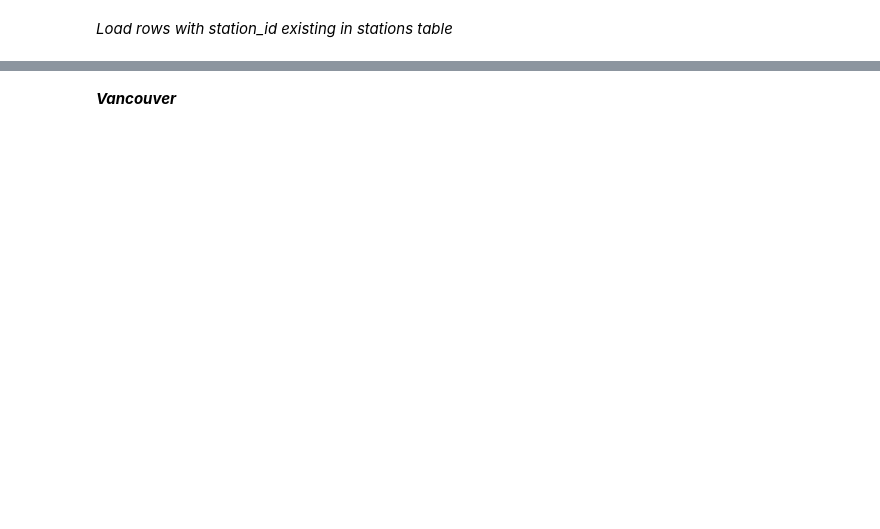
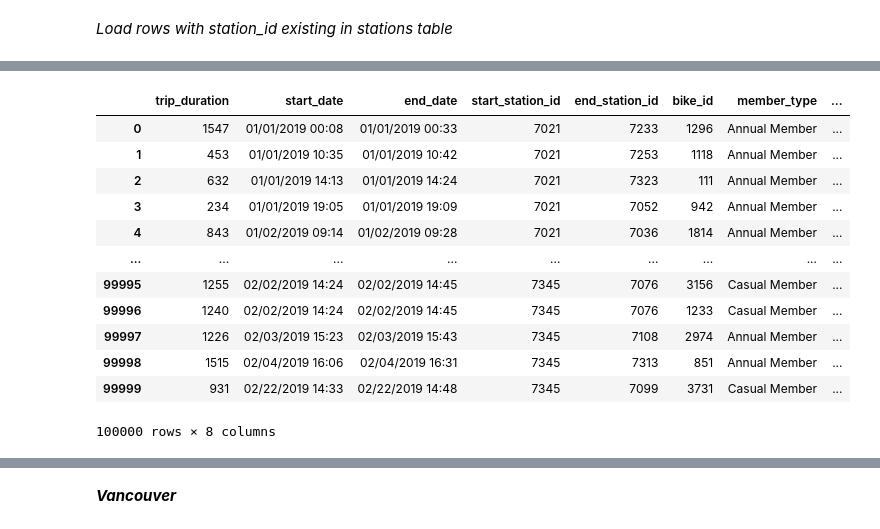
Before and after one commit to JeganS948/project2, a Jupyter notebook: locations.ipynb, the cells around one changed output, grey strips where cells are left out. Saved outputs shown, nothing was run; the diff lists cells and outputs as text; code cells hidden in the pictures; blank space fills up the shorter version.

```diff
--- a/locations.ipynb
+++ b/locations.ipynb
@@ -316,0 +336,6 @@ toronto
+# %%
+# get all Toronto stations
+stns_toronto = session.query(Stations.station_id).filter(Stations.location_id==1).all()
+stns_toronto = pd.DataFrame(stns_toronto)
+stns_toronto = stns_toronto.rename(columns={"station_id": "start_station_id"})
+stns_toronto
@@ -316,0 +356,19 @@ toronto
+# %%
+# remove Toronto records with start_station_id not in stations table
+tor_df = pd.merge(toronto, stns_toronto, how='inner', on='start_station_id')
+# %%
+tor_df
+# %% [output]
+|  | trip_duration | start_date | end_date | start_station_id | end_station_id | bike_id | member_type | ... |
+| 0 | 1547 | 01/01/2019 00:08 | 01/01/2019 00:33 | 7021 | 7233 | 1296 | Annual Member | ... |
+| 1 | 453 | 01/01/2019 10:35 | 01/01/2019 10:42 | 7021 | 7253 | 1118 | Annual Member | ... |
+| 2 | 632 | 01/01/2019 14:13 | 01/01/2019 14:24 | 7021 | 7323 | 111 | Annual Member | ... |
+| 3 | 234 | 01/01/2019 19:05 | 01/01/2019 19:09 | 7021 | 7052 | 942 | Annual Member | ... |
+| 4 | 843 | 01/02/2019 09:14 | 01/02/2019 09:28 | 7021 | 7036 | 1814 | Annual Member | ... |
+| ... | ... | ... | ... | ... | ... | ... | ... | ... |
+| 99995 | 1255 | 02/02/2019 14:24 | 02/02/2019 14:45 | 7345 | 7076 | 3156 | Casual Member | ... |
+| 99996 | 1240 | 02/02/2019 14:24 | 02/02/2019 14:45 | 7345 | 7076 | 1233 | Casual Member | ... |
+| 99997 | 1226 | 02/03/2019 15:23 | 02/03/2019 15:43 | 7345 | 7108 | 2974 | Annual Member | ... |
+| 99998 | 1515 | 02/04/2019 16:06 | 02/04/2019 16:31 | 7345 | 7313 | 851 | Annual Member | ... |
+| 99999 | 931 | 02/22/2019 14:33 | 02/22/2019 14:48 | 7345 | 7099 | 3731 | Casual Member | ... |
+100000 rows × 8 columns
```
Also changed, not shown: parts of 27 cells of this notebook.
